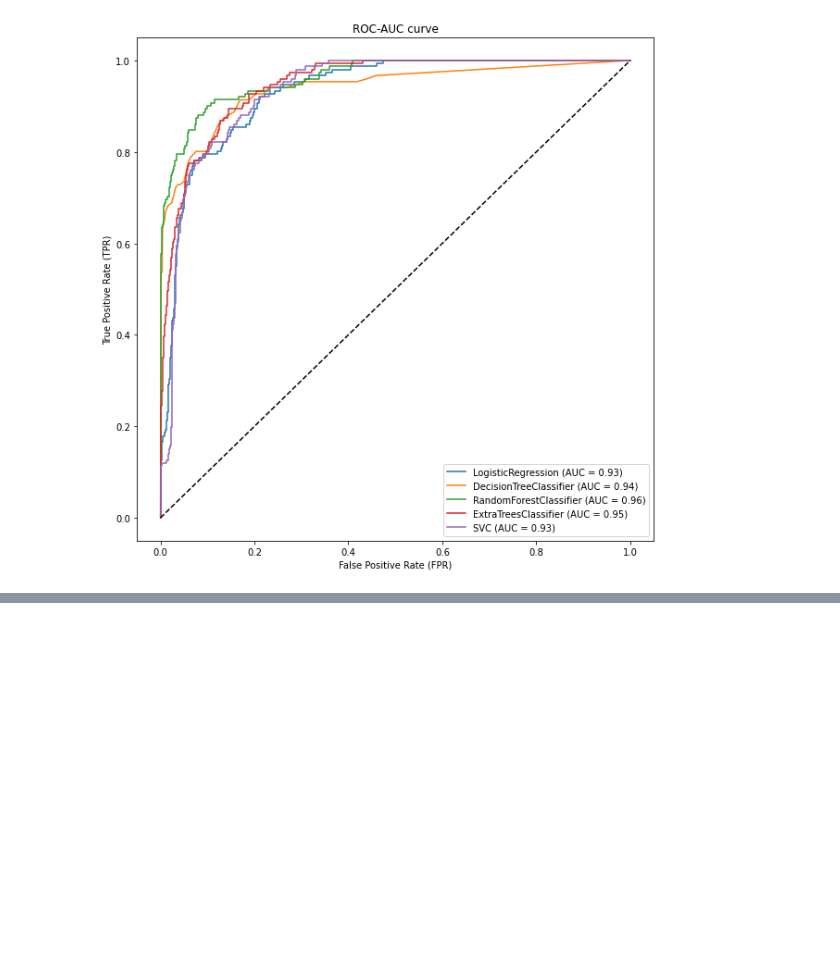
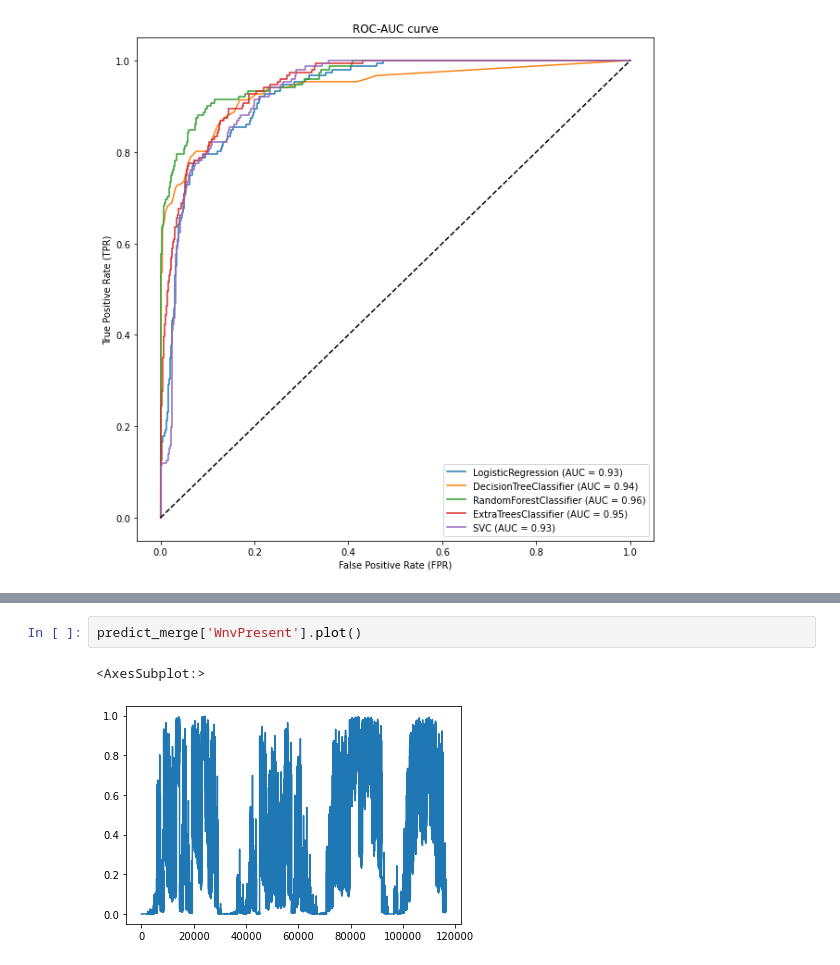
Before and after one commit to doscsy12/west-nile-virus, a Jupyter notebook: code/Preprocessing_model_tuning.ipynb, the cells around one changed output, grey strips where cells are left out. Cells and saved outputs as stored; diff of their text form; blank space fills up the shorter version.

```diff
--- a/code/Preprocessing_model_tuning.ipynb
+++ b/code/Preprocessing_model_tuning.ipynb
@@ -951,0 +916,5 @@ plt.savefig('map_predict.png')
+# %%
+predict_merge['WnvPresent'].plot()
+# %% [output]
+<AxesSubplot:>
+[figure, added]
```
Also changed, not shown: parts of 82 cells of this notebook.
